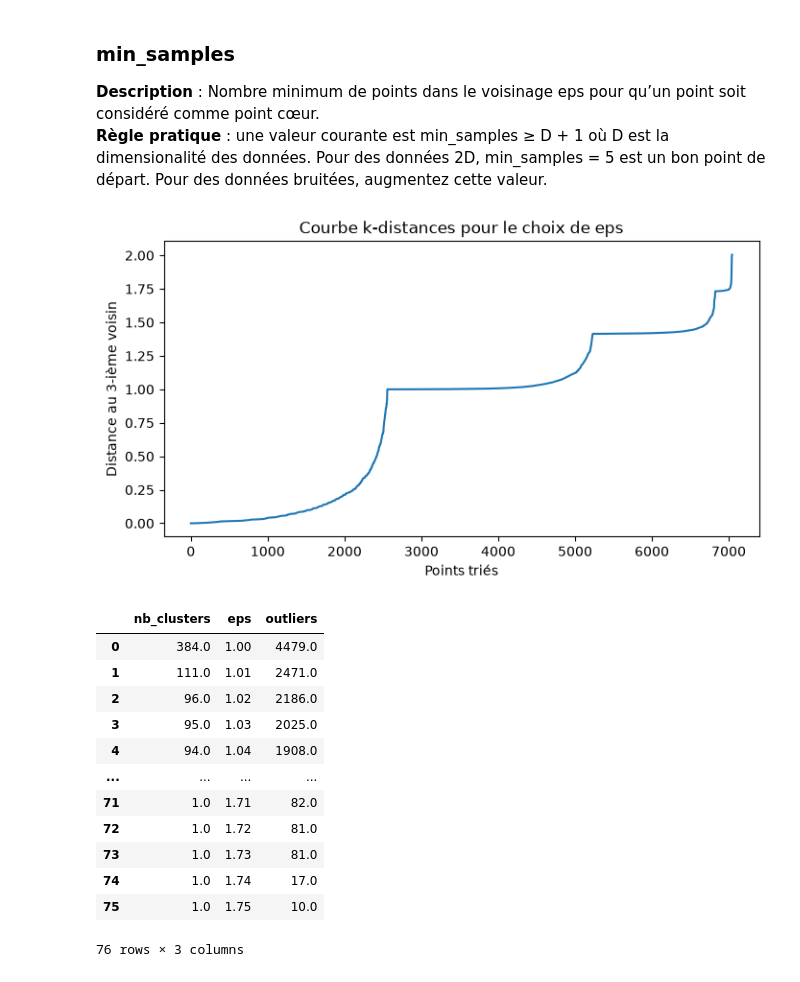
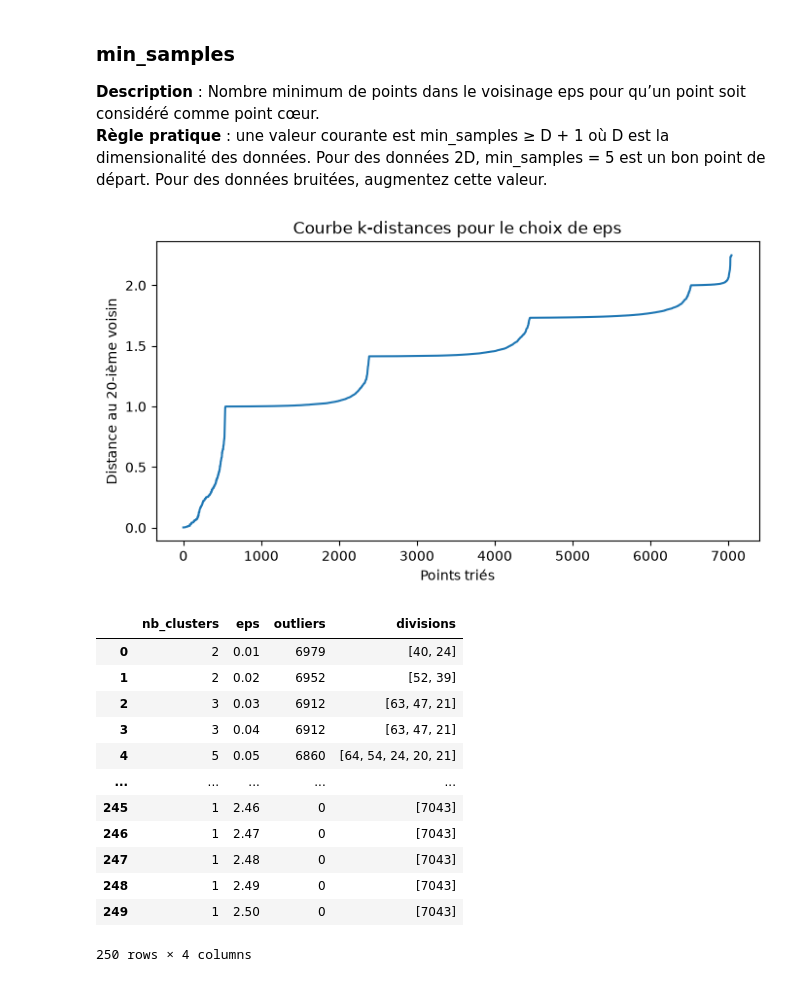
Before and after one commit to kuroi-hime/Customer-Churn-Analysis-Segmentation-Prediction, a Jupyter notebook: notebooks/02_Clustering.ipynb, the cells around one changed output. Saved outputs shown, nothing was run; the diff lists cells and outputs as text; code cells hidden in the pictures.

```diff
--- a/notebooks/02_Clustering.ipynb
+++ b/notebooks/02_Clustering.ipynb
@@ -81,48 +88,52 @@ selon le plot de la méthode Elbow le nombre de k idéal est soit 3 soit 4 mais
 **Règle pratique** : une valeur courante est min_samples ≥ D + 1 où D est la dimensionalité des données. Pour des données 2D, min_samples = 5 est un bon point de départ. Pour des données bruitées, augmentez cette valeur.
 # %%
 # Courbe k-distances pour choisir eps
-k = 3
+k = 20
 nn = NearestNeighbors(n_neighbors=k)
 nn.fit(X)
 distances, indices = nn.kneighbors(X)
 
 # Trier les distances au k-ième voisin
 distances_k = np.sort(distances[:, k-1])
 
 plt.figure(figsize=(8, 4))
 plt.plot(distances_k)
 plt.xlabel('Points triés')
 plt.ylabel(f'Distance au {k}-ième voisin')
 plt.title('Courbe k-distances pour le choix de eps')
 plt.show()
 # %% [output]
-[figure, old version]
+[figure, new version]
 # %%
 # DBSCAN
-df = pd.DataFrame([], columns=["nb_clusters", "eps", "outliers"])
-eps_range = np.arange(1, 1.76, 0.01)
+df = pd.DataFrame([], columns=["nb_clusters", "eps", "outliers", "divisions"])
+eps_range = np.arange(0.01, 2.5, 0.01)
 
 for i, ep in enumerate(eps_range):
     dbscan = DBSCAN(eps=ep, min_samples=k)
-    dbscan_labels = dbscan.fit_predict(X, y)
+    dbscan_labels = dbscan.fit_predict(X)
     df.loc[i] = [
-        len(set(dbscan_labels))-(1 if (-1 in dbscan_labels) else 0),
+        len(set(dbscan_labels))-( 1 if (-1 in dbscan_labels) else 0),
         ep,
-        list(dbscan_labels).count(-1)
+        list(dbscan_labels).count(-1),
+        np.unique(
+            dbscan_labels[dbscan_labels != -1],
+            return_counts=True
+        )[1]
     ]
 
 df
 # %% [output]
-|  | nb_clusters | eps | outliers |
-| 0 | 384.0 | 1.00 | 4479.0 |
-| 1 | 111.0 | 1.01 | 2471.0 |
-| 2 | 96.0 | 1.02 | 2186.0 |
-| 3 | 95.0 | 1.03 | 2025.0 |
-| 4 | 94.0 | 1.04 | 1908.0 |
-| ... | ... | ... | ... |
-| 71 | 1.0 | 1.71 | 82.0 |
-| 72 | 1.0 | 1.72 | 81.0 |
-| 73 | 1.0 | 1.73 | 81.0 |
-| 74 | 1.0 | 1.74 | 17.0 |
-| 75 | 1.0 | 1.75 | 10.0 |
+|  | nb_clusters | eps | outliers | divisions |
+| 0 | 2 | 0.01 | 6979 | [40, 24] |
+| 1 | 2 | 0.02 | 6952 | [52, 39] |
+| 2 | 3 | 0.03 | 6912 | [63, 47, 21] |
+| 3 | 3 | 0.04 | 6912 | [63, 47, 21] |
+| 4 | 5 | 0.05 | 6860 | [64, 54, 24, 20, 21] |
+| ... | ... | ... | ... | ... |
+| 245 | 1 | 2.46 | 0 | [7043] |
+| 246 | 1 | 2.47 | 0 | [7043] |
+| 247 | 1 | 2.48 | 0 | [7043] |
+| 248 | 1 | 2.49 | 0 | [7043] |
+| 249 | 1 | 2.50 | 0 | [7043] |
-76 rows × 3 columns
+250 rows × 4 columns
```
Also changed, not shown: parts of 19 cells of this notebook.
